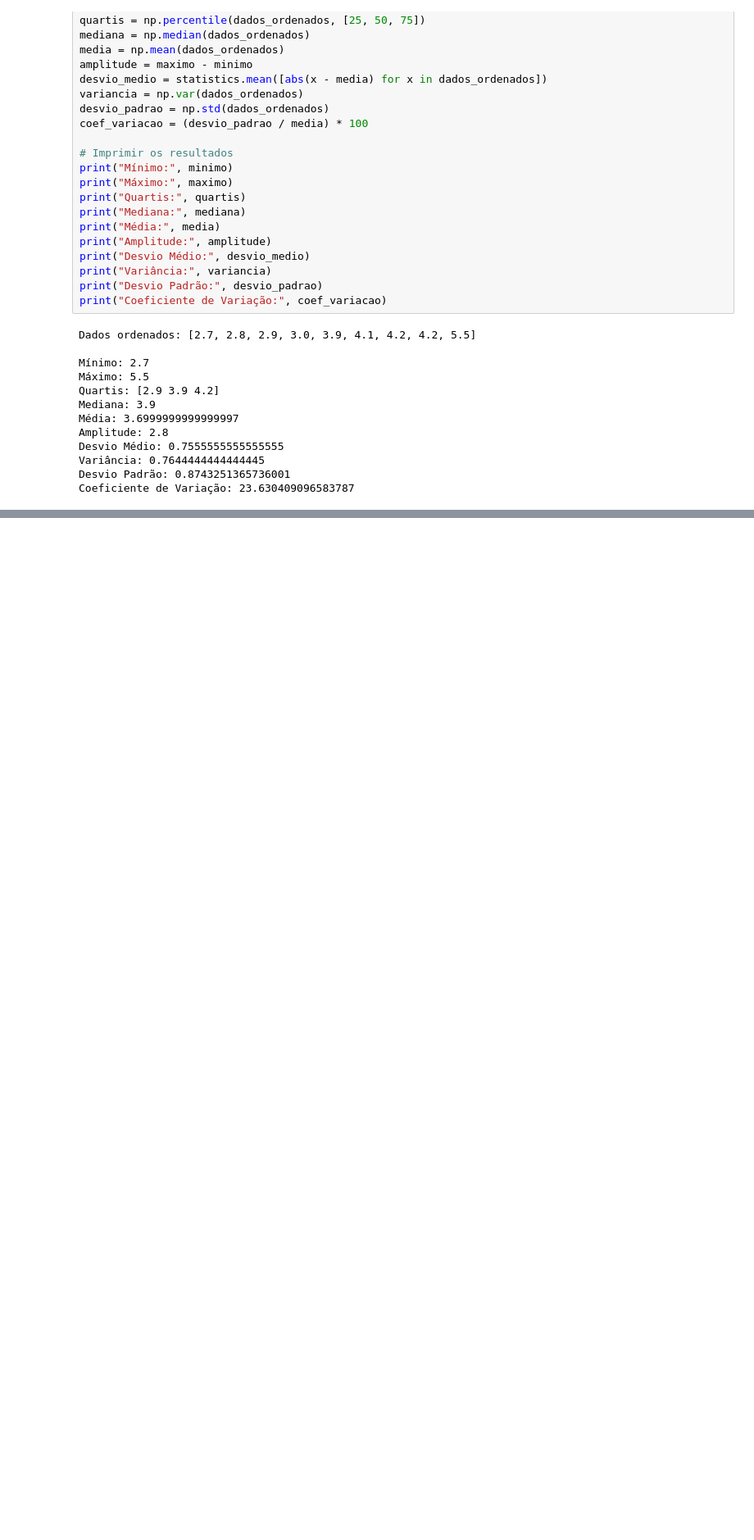
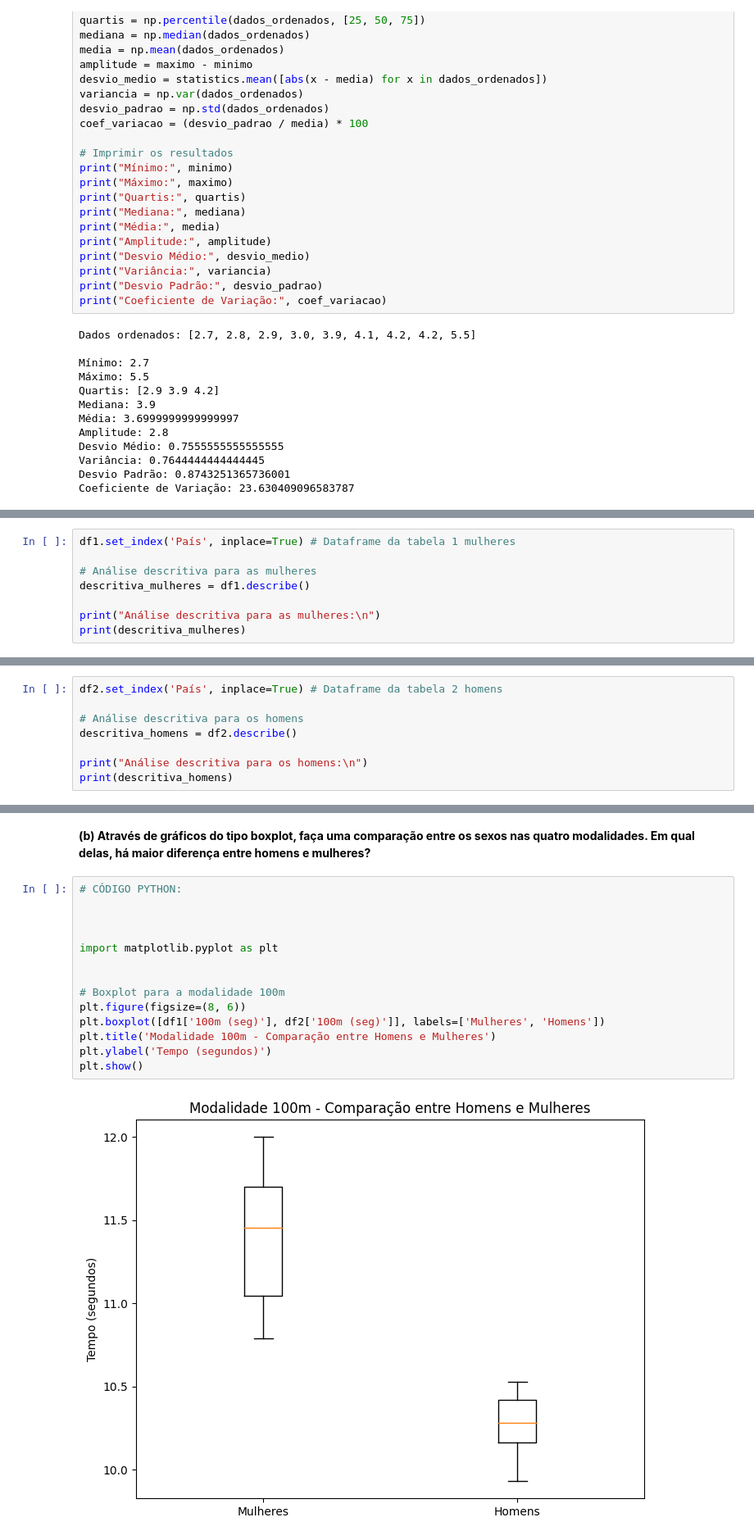
Before and after one commit to EduardoWS/python-for-ML, a Jupyter notebook: EduardoRibeiroRodriguesTrabalho1.ipynb, the cells around one changed output, grey strips where cells are left out. Shown: that part at 82% size. Saved outputs shown, nothing was run; the diff lists cells and outputs as text; blank space fills up the shorter version.

```diff
--- a/EduardoRibeiroRodriguesTrabalho1.ipynb
+++ b/EduardoRibeiroRodriguesTrabalho1.ipynb
@@ -282,0 +516,8 @@ Coeficiente de Variação: 23.630409096583787
+# %%
+df1.set_index('País', inplace=True) # Dataframe da tabela 1 mulheres
+
+# Análise descritiva para as mulheres
+descritiva_mulheres = df1.describe()
+
+print("Análise descritiva para as mulheres:\n")
+print(descritiva_mulheres)
@@ -282,0 +536,8 @@ Coeficiente de Variação: 23.630409096583787
+# %%
+df2.set_index('País', inplace=True) # Dataframe da tabela 2 homens
+
+# Análise descritiva para os homens
+descritiva_homens = df2.describe()
+
+print("Análise descritiva para os homens:\n")
+print(descritiva_homens)
@@ -282,0 +556,18 @@ Coeficiente de Variação: 23.630409096583787
+# %% [markdown]
+**(b) Através de gráficos do tipo boxplot, faça uma comparação entre os sexos nas quatro modalidades.  Em qual delas, há maior diferença entre homens e mulheres?**
+# %%
+# CÓDIGO PYTHON:
+
+
+
+import matplotlib.pyplot as plt
+
+
+# Boxplot para a modalidade 100m
+plt.figure(figsize=(8, 6))
+plt.boxplot([df1['100m (seg)'], df2['100m (seg)']], labels=['Mulheres', 'Homens'])
+plt.title('Modalidade 100m - Comparação entre Homens e Mulheres')
+plt.ylabel('Tempo (segundos)')
+plt.show()
+# %% [output]
+[figure, added]
```
Also changed, not shown: parts of 23 cells of this notebook.
